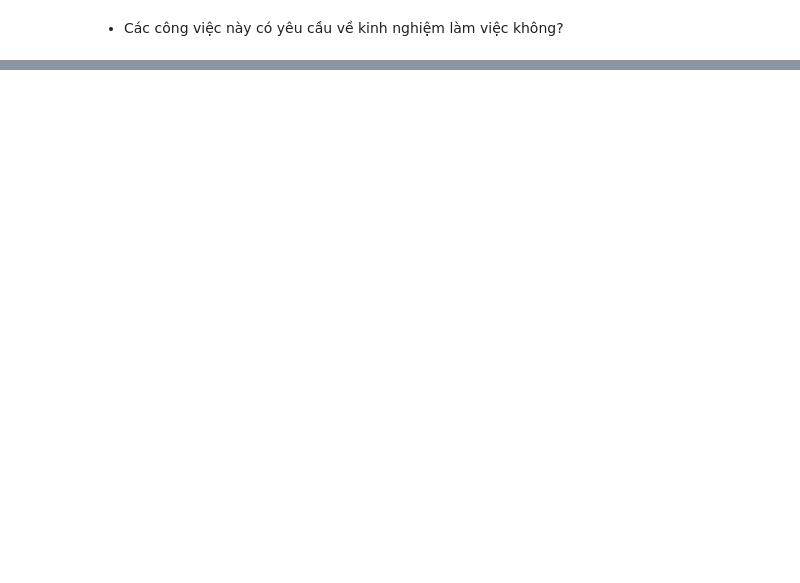
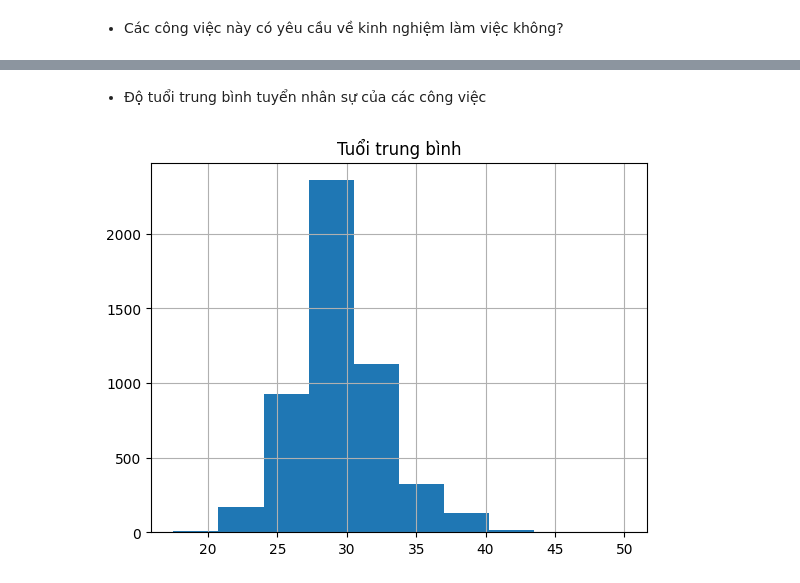
Before and after one commit to HungLVT/NMKHDL, a Jupyter notebook: notebooks/3.0-question-and-answer.ipynb, the cells around one changed output, grey strips where cells are left out. Cells and saved outputs as stored; diff of their text form; code cells hidden in the pictures; blank space fills up the shorter version.

```diff
--- a/notebooks/3.0-question-and-answer.ipynb
+++ b/notebooks/3.0-question-and-answer.ipynb
@@ -85,0 +149,9 @@ exp_requirements
+# %% [markdown]
+- Độ tuổi trung bình tuyển nhân sự của các công việc
+# %%
+avg_age_df = pd.DataFrame(df['Tuổi trung bình'])
+avg_age_df.hist(bins=10)
+plt.title('Tuổi trung bình')
+plt.show()
+# %% [output]
+[figure, added]
```
Also changed, not shown: parts of 18 cells of this notebook, 6 other files.
